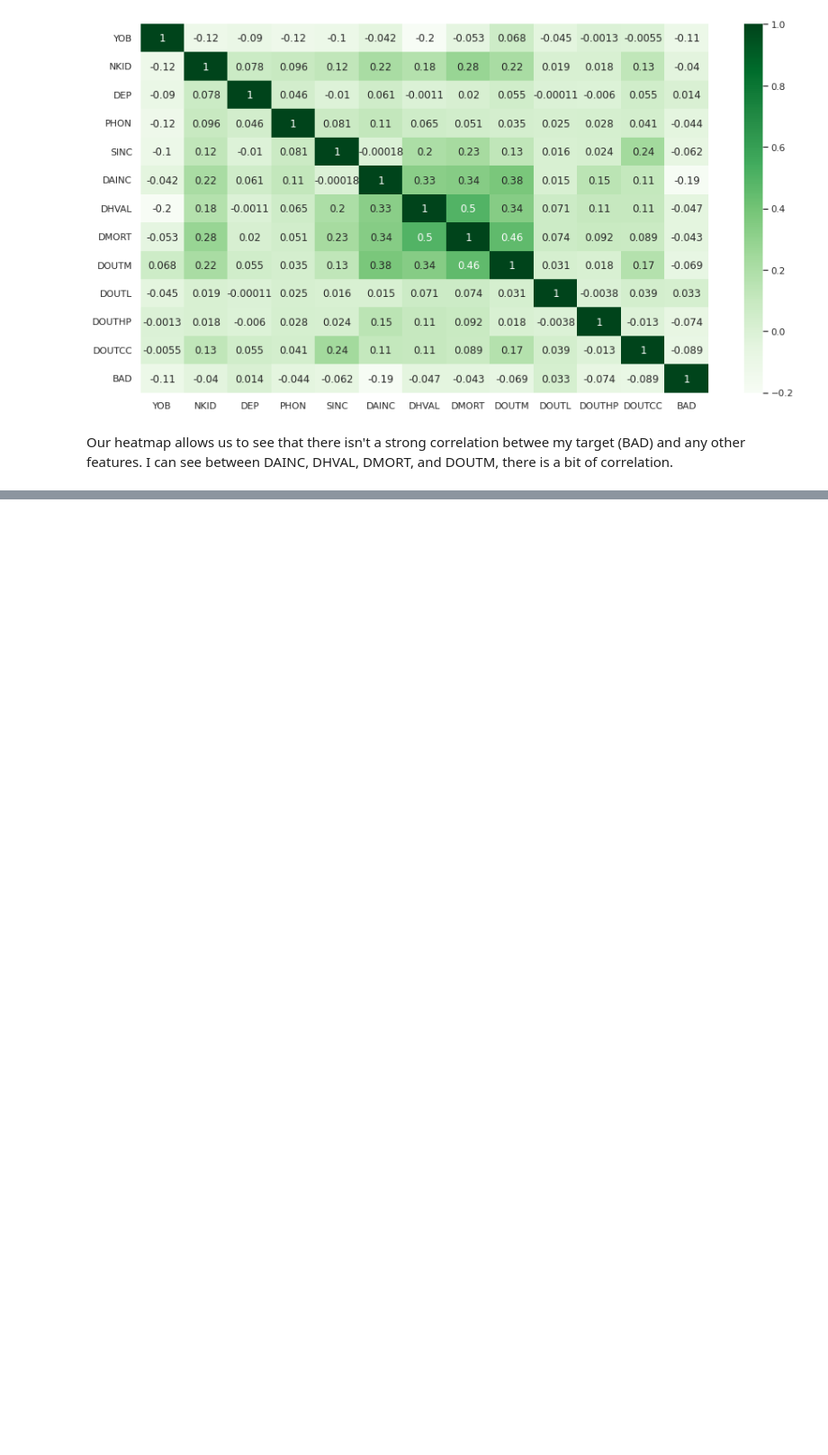
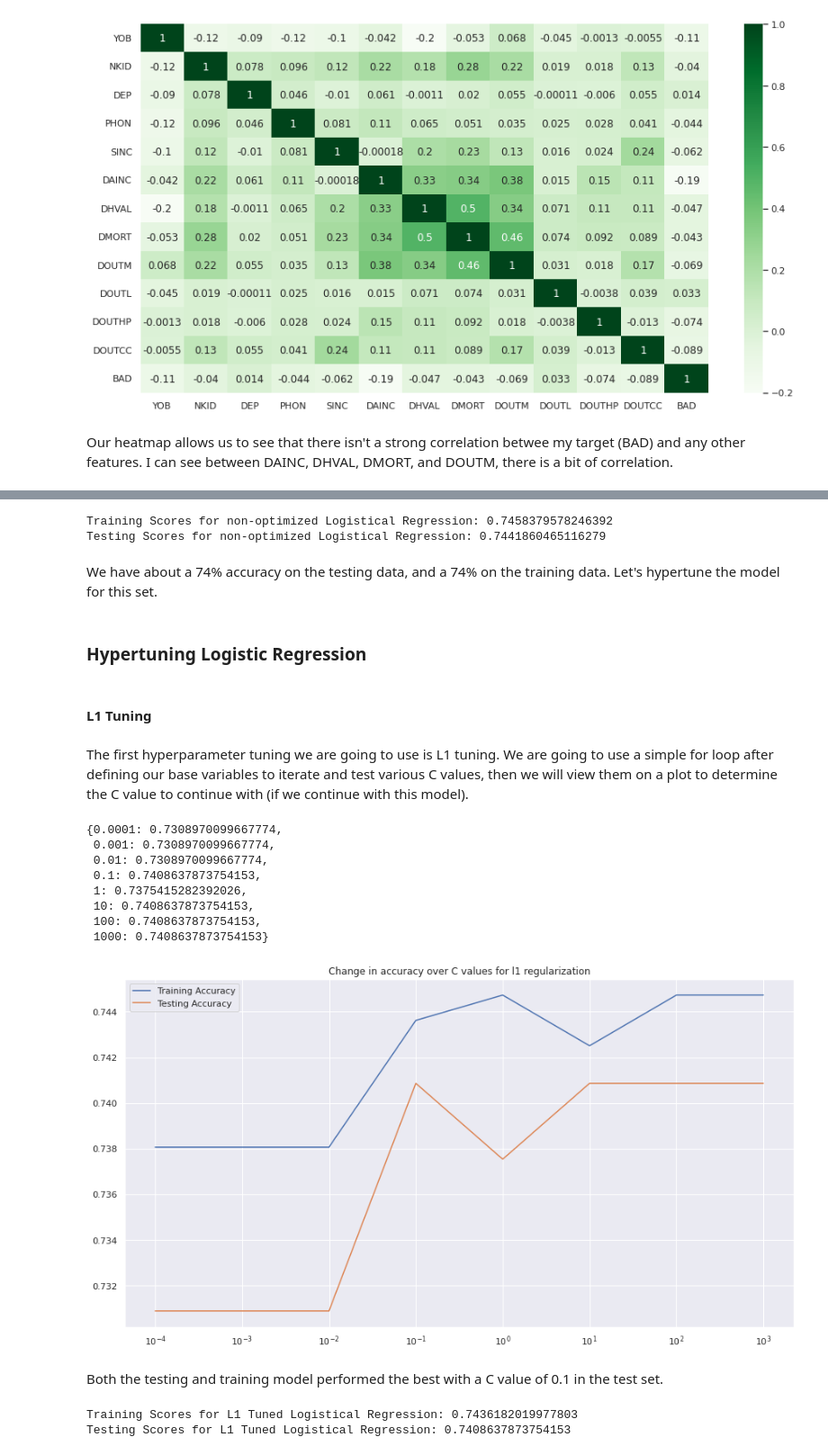
Before and after one commit to jacobmlloyd/credit-risk-modeling, a Jupyter notebook: Loan_Risk_Risk.ipynb, the cells around one changed output, grey strips where cells are left out. Shown at 90% size. Drawn from its saved outputs; the diff is of its cells as text; code cells hidden in the pictures; blank space fills up the shorter version.

```diff
--- a/Loan_Risk_Risk.ipynb
+++ b/Loan_Risk_Risk.ipynb
@@ -201,0 +262,9 @@ Our heatmap allows us to see that there isn't a strong correlation betwee my tar
+# %%
+# Instantiate Model and Scaler
+logreg = LogisticRegression()
+
+# Create pipeline
+logreg_pipe = make_pipeline(preprocessor, logreg)
+
+# Training the model on the data
+logreg_pipe.fit(X_train, y_train)
@@ -201,0 +285,64 @@ Our heatmap allows us to see that there isn't a strong correlation betwee my tar
+# %%
+print(f"Training Scores for non-optimized Logistical Regression: {logreg_pipe.score(X_train, y_train)}")
+print(f"Testing Scores for non-optimized Logistical Regression: {logreg_pipe.score(X_test, y_test)}")
+# %% [output]
+Training Scores for non-optimized Logistical Regression: 0.7458379578246392
+Testing Scores for non-optimized Logistical Regression: 0.7441860465116279
+# %% [markdown]
+We have about a 74% accuracy on the testing data, and a 74% on the training data. Let's hypertune the model for this set.
+# %% [markdown]
+### Hypertuning Logistic Regression
+# %% [markdown]
+#### L1 Tuning
+# %% [markdown]
+The first hyperparameter tuning we are going to use is L1 tuning. We are going to use a simple for loop after defining our base variables to iterate and test various C values, then we will view them on a plot to determine the C value to continue with (if we continue with this model).
+# %%
+# Used Coding Dojo Lessons as reference
+
+c_values = [0.0001, 0.001, 0.01, 0.1, 1, 10, 100, 1000]
+train_scores = []
+test_scores = []
+
+# Iteration for collecting scores based on C
+for c in c_values:
+  log_reg = LogisticRegression(C = c, max_iter = 1000, solver='liblinear', penalty='l1')
+  log_reg_pipe = make_pipeline(preprocessor, log_reg)
+  log_reg_pipe.fit(X_train, y_train)
+
+  train_scores.append(log_reg_pipe.score(X_train, y_train))
+  test_scores.append(log_reg_pipe.score(X_test, y_test))
+
+# Plotting
+fig, ax = plt.subplots(1,1)
+ax.plot(c_values, train_scores, label='Training Accuracy')
+ax.plot(c_values, test_scores, label='Testing Accuracy')
+ax.set_xticks(c_values)
+ax.set_title('Change in accuracy over C values for l1 regularization')
+ax.legend()
+
+#set the x axis to a logarithmic scale to show the values of C in even intervals
+ax.set_xscale('log')
+# print a dictionary of values of C and accuracy scores
+{c:score for c, score in zip(c_values, test_scores)}
+# %% [output]
+{0.0001: 0.7308970099667774,
+ 0.001: 0.7308970099667774,
+ 0.01: 0.7308970099667774,
+ 0.1: 0.7408637873754153,
+ 1: 0.7375415282392026,
+ 10: 0.7408637873754153,
+ 100: 0.7408637873754153,
+ 1000: 0.7408637873754153}
+[figure, added]
+# %% [markdown]
+Both the testing and training model performed the best with a C value of 0.1 in the test set.
+# %%
+logreg_l1 = LogisticRegression(C = .1, max_iter = 1000, solver='liblinear', penalty='l1')
+logreg_pipe_l1 = make_pipeline(preprocessor, logreg_l1)
+logreg_pipe_l1.fit(X_train, y_train)
+
+print(f"Training Scores for L1 Tuned Logistical Regression: {logreg_pipe_l1.score(X_train, y_train)}")
+print(f"Testing Scores for L1 Tuned Logistical Regression: {logreg_pipe_l1.score(X_test, y_test)}")
+# %% [output]
+Training Scores for L1 Tuned Logistical Regression: 0.7436182019977803
+Testing Scores for L1 Tuned Logistical Regression: 0.7408637873754153
```
Also changed, not shown: parts of 50 cells of this notebook.
